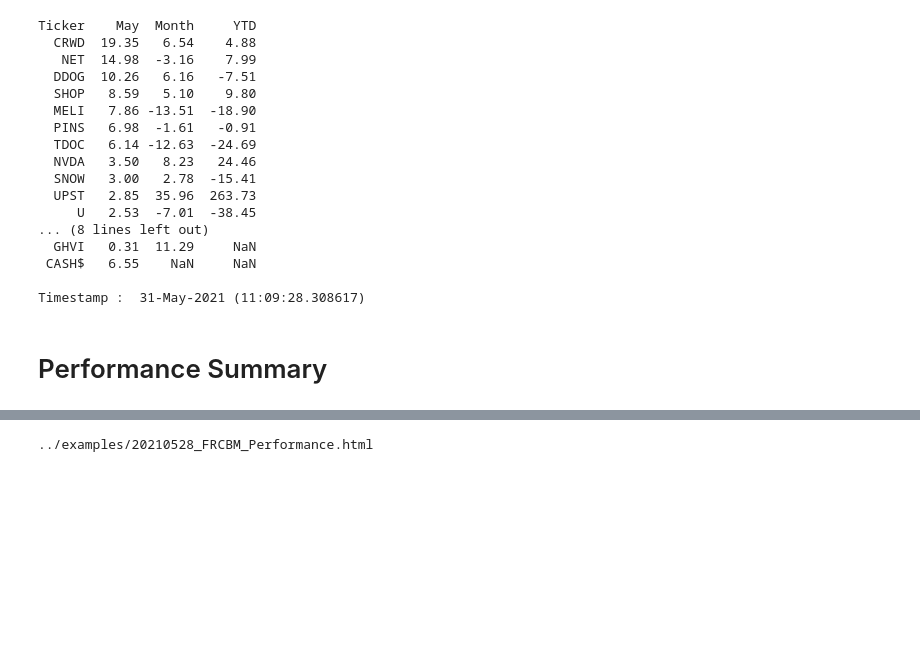
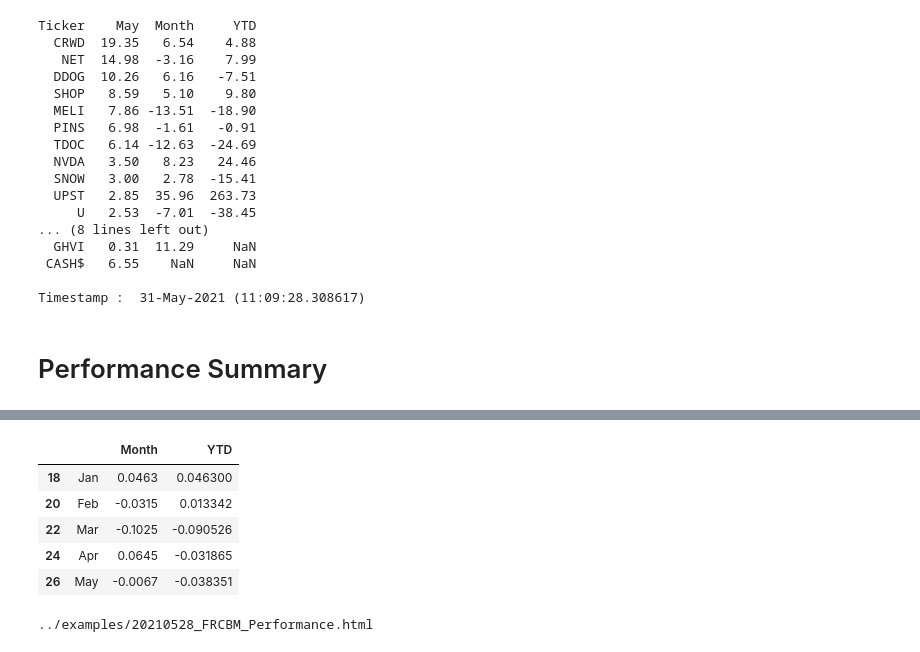
Before and after one commit to stan1eycc/investor-toolbox, a Jupyter notebook: notebooks/ms_parser.ipynb, the cells around one changed output, grey strips where cells are left out. Drawn from its saved outputs; the diff is of its cells as text; code cells hidden in the pictures; blank space fills up the shorter version.

```diff
--- a/notebooks/ms_parser.ipynb
+++ b/notebooks/ms_parser.ipynb
@@ -237,3 +237,19 @@ mon_df
+# %%
+df = mon_df.iloc[[0,2] ,list(mon_df.iloc[0,]).index('Jan'):]
+df = df.T
+df.columns = [' ', 'Month']
+df['Month'] = pd.to_numeric(df['Month']) / 100
+df['YTD'] = ((df['Month'] + 1).cumprod() - 1)
+
+summary_df = df
+summary_df
+# %% [output]
+|  |  | Month | YTD |
+| 18 | Jan | 0.0463 | 0.046300 |
+| 20 | Feb | -0.0315 | 0.013342 |
+| 22 | Mar | -0.1025 | -0.090526 |
+| 24 | Apr | 0.0645 | -0.031865 |
+| 26 | May | -0.0067 | -0.038351 |
 # %%
 # Get hodling details results
 url = '../examples/20210528_FRCBM_Performance.html'
```
Also changed, not shown: parts of 4 cells of this notebook.
